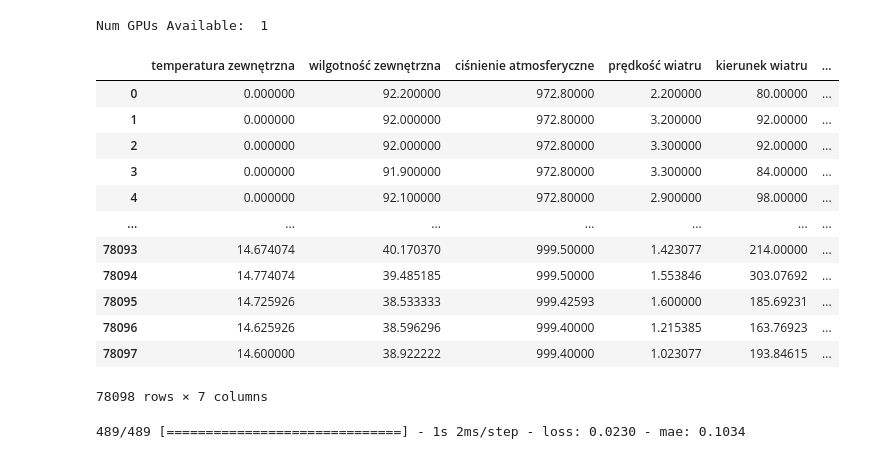
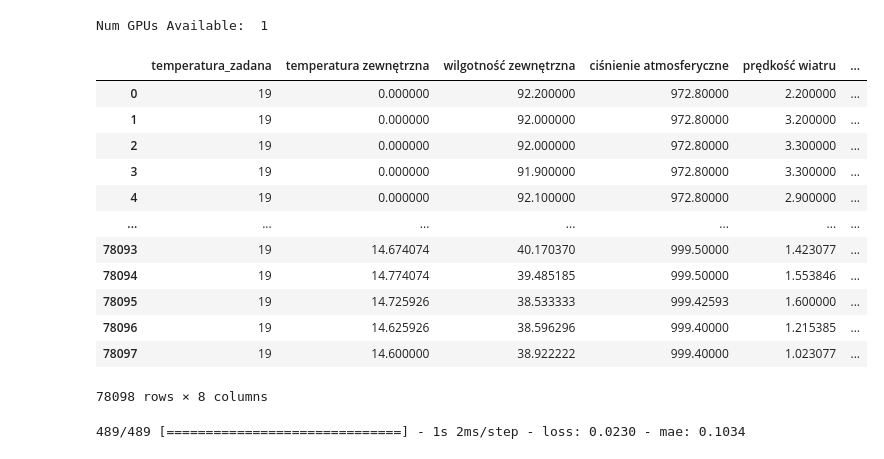
Before and after one commit to KulsonKula/Analiza-i-modelowanie-procesow-zwiazanych-z-systemem-centralnego-ogrzewania, a Jupyter notebook: Kod/Pogoda.IPYNB, the cells around one changed output. Drawn from its saved outputs; the diff is of its cells as text; code cells hidden in the pictures.

```diff
--- a/Kod/Pogoda.IPYNB
+++ b/Kod/Pogoda.IPYNB
@@ -31,32 +31,32 @@ Num GPUs Available:  1
 # %%
 DATASET_CALOSC=pd.read_csv('../Dane/pogoda/Obrobione.csv')
 DATASET_CALOSC=DATASET_CALOSC.drop(['przekaźnik pokojowy','praca_pieca','temperatura wewnętrzna na kominku','temperatura wewnętrzna nad kuchenką gazową'],axis=1)
 
 temp_set = np.concatenate([
     np.full(360, 19),
     np.full(1020, 23),
     np.full(60, 19)
 ])
 length = 78098
 temp_set = np.tile(temp_set, length // len(temp_set) + 1)
 temp_set = temp_set[:length]
 data_set_df = pd.DataFrame(temp_set, columns=['temperatura_zadana'])
 
 
-# DATASET_CALOSC = pd.concat([data_set_df, DATASET_CALOSC], axis=1)
+DATASET_CALOSC = pd.concat([data_set_df, DATASET_CALOSC], axis=1)
 DATASET_CALOSC
 # %% [output]
-|  | temperatura zewnętrzna | wilgotność zewnętrzna | ciśnienie atmosferyczne | prędkość wiatru | kierunek wiatru | ... |
-| 0 | 0.000000 | 92.200000 | 972.80000 | 2.200000 | 80.00000 | ... |
-| 1 | 0.000000 | 92.000000 | 972.80000 | 3.200000 | 92.00000 | ... |
-| 2 | 0.000000 | 92.000000 | 972.80000 | 3.300000 | 92.00000 | ... |
-| 3 | 0.000000 | 91.900000 | 972.80000 | 3.300000 | 84.00000 | ... |
-| 4 | 0.000000 | 92.100000 | 972.80000 | 2.900000 | 98.00000 | ... |
+|  | temperatura_zadana | temperatura zewnętrzna | wilgotność zewnętrzna | ciśnienie atmosferyczne | prędkość wiatru | ... |
+| 0 | 19 | 0.000000 | 92.200000 | 972.80000 | 2.200000 | ... |
+| 1 | 19 | 0.000000 | 92.000000 | 972.80000 | 3.200000 | ... |
+| 2 | 19 | 0.000000 | 92.000000 | 972.80000 | 3.300000 | ... |
+| 3 | 19 | 0.000000 | 91.900000 | 972.80000 | 3.300000 | ... |
+| 4 | 19 | 0.000000 | 92.100000 | 972.80000 | 2.900000 | ... |
 | ... | ... | ... | ... | ... | ... | ... |
-| 78093 | 14.674074 | 40.170370 | 999.50000 | 1.423077 | 214.00000 | ... |
-| 78094 | 14.774074 | 39.485185 | 999.50000 | 1.553846 | 303.07692 | ... |
-| 78095 | 14.725926 | 38.533333 | 999.42593 | 1.600000 | 185.69231 | ... |
-| 78096 | 14.625926 | 38.596296 | 999.40000 | 1.215385 | 163.76923 | ... |
-| 78097 | 14.600000 | 38.922222 | 999.40000 | 1.023077 | 193.84615 | ... |
+| 78093 | 19 | 14.674074 | 40.170370 | 999.50000 | 1.423077 | ... |
+| 78094 | 19 | 14.774074 | 39.485185 | 999.50000 | 1.553846 | ... |
+| 78095 | 19 | 14.725926 | 38.533333 | 999.42593 | 1.600000 | ... |
+| 78096 | 19 | 14.625926 | 38.596296 | 999.40000 | 1.215385 | ... |
+| 78097 | 19 | 14.600000 | 38.922222 | 999.40000 | 1.023077 | ... |
-78098 rows × 7 columns
+78098 rows × 8 columns
 # %%
```
Also changed, not shown: parts of 3 cells of this notebook, 55 other files.
